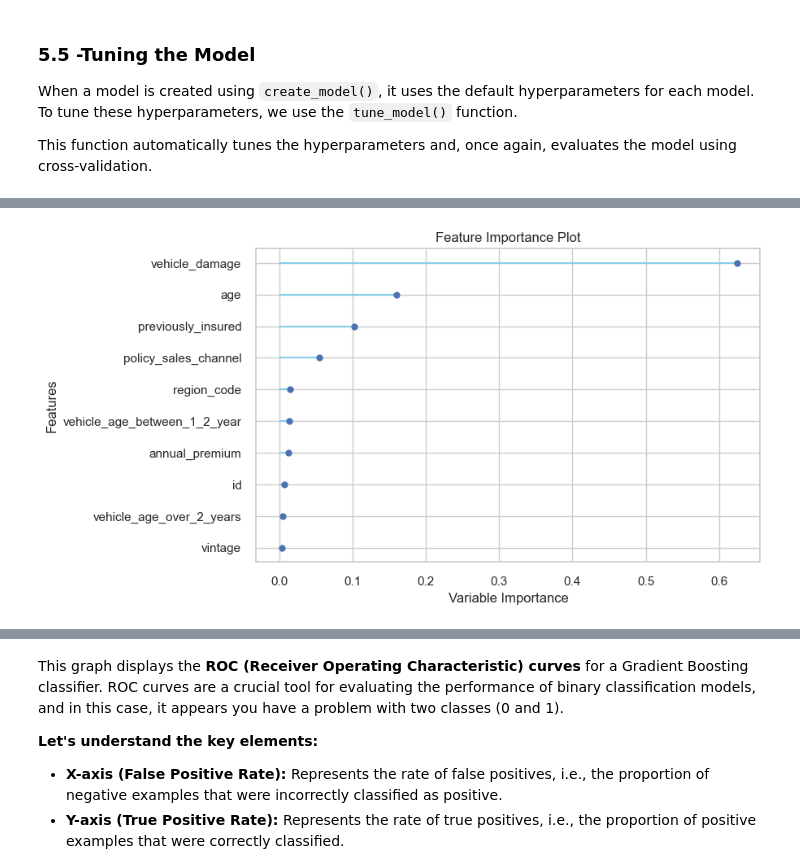
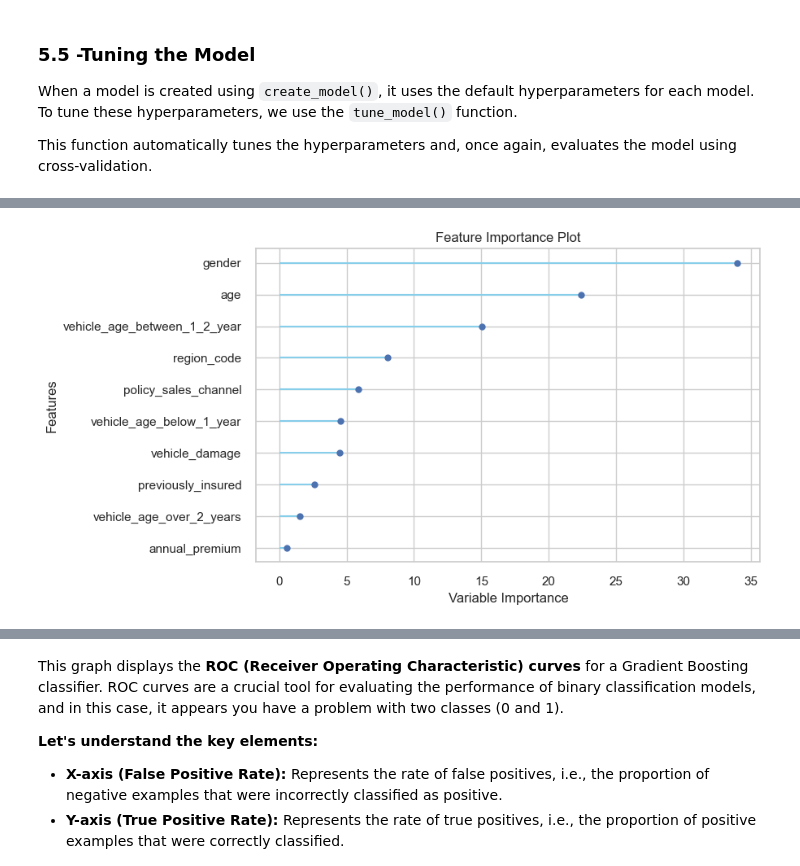
Before and after one commit to kubohenrique/health_insurance, a Jupyter notebook: Notebooks/ciclo01.ipynb, the cells around one changed output, grey strips where cells are left out. Saved outputs shown, nothing was run; the diff lists cells and outputs as text; code cells hidden in the pictures.

```diff
--- a/Notebooks/ciclo01.ipynb
+++ b/Notebooks/ciclo01.ipynb
@@ -587,0 +570,2 @@ Original model was better than the tuned model, hence it will be returned. NOTE:
+# %%
+tuned_cat = tune_model(cat)
@@ -588,6 +591,6 @@ Original model was better than the tuned model, hence it will be returned. NOTE:
 # %%
-plot_model(tuned_gbc, plot='feature')
+plot_model(tuned_cat, plot='feature')
 # %% [output]
 [interactive output not drawn]
-[figure, old version]
+[figure, new version]
 # %%
```
Also changed, not shown: parts of 27 cells of this notebook, 38 other files.
